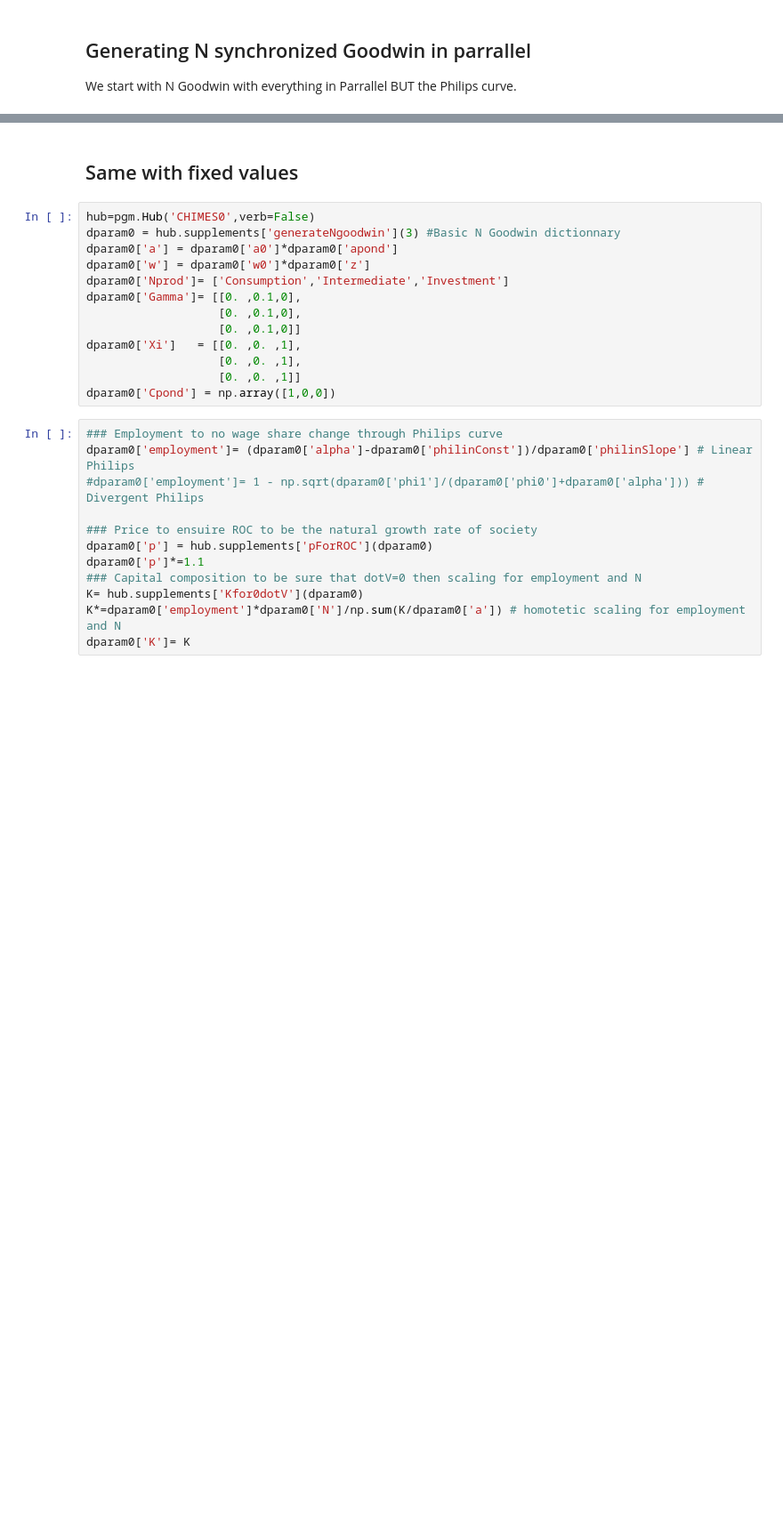
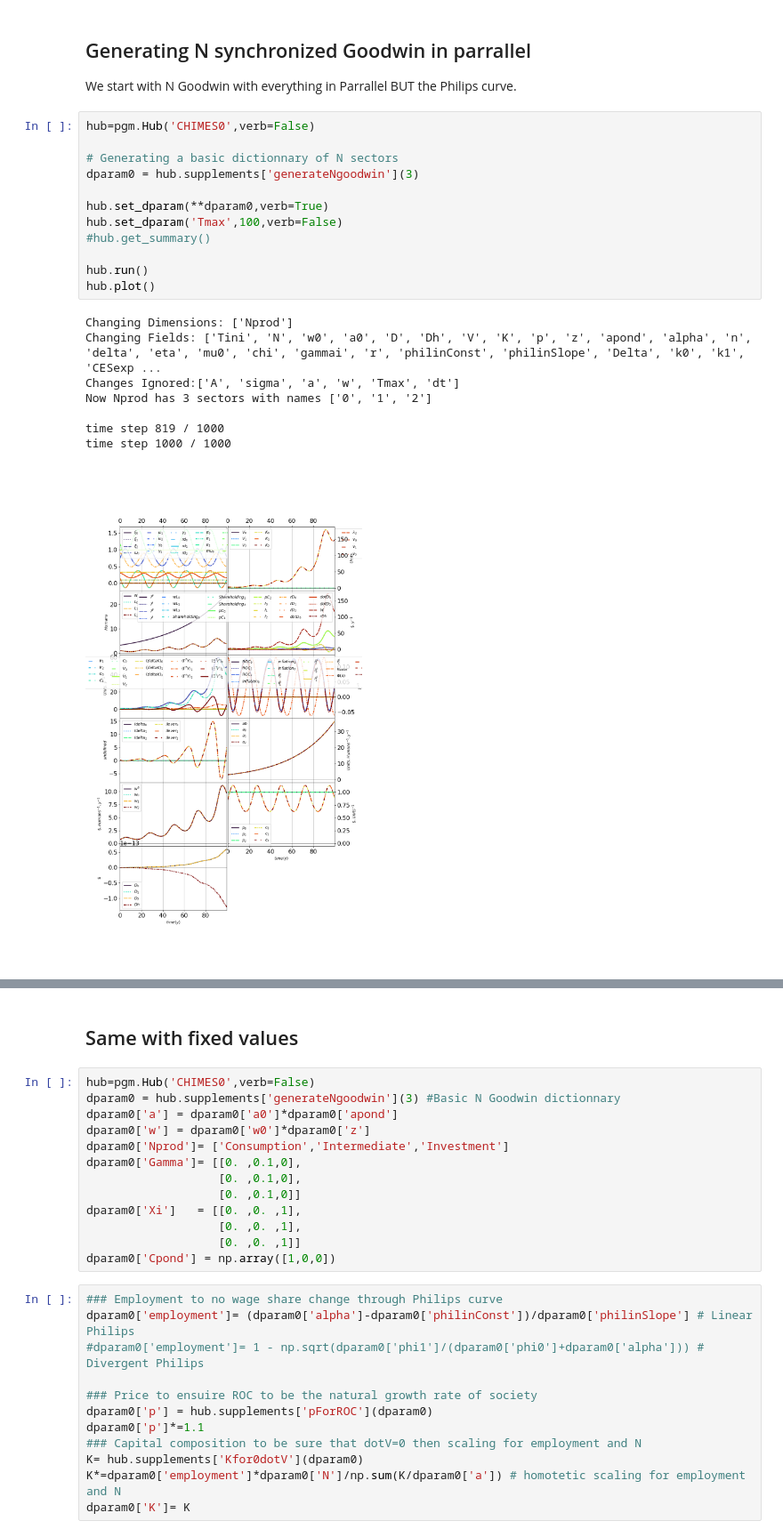
Before and after one commit to DaluS/CHIMES, a Jupyter notebook: doc/ChimesExploration/Steady.ipynb, the cells around one changed output, grey strips where cells are left out. Shown at 89% size. Saved outputs shown, nothing was run; the diff lists cells and outputs as text; blank space fills up the shorter version.

```diff
--- a/doc/ChimesExploration/Steady.ipynb
+++ b/doc/ChimesExploration/Steady.ipynb
@@ -61,3 +68,24 @@ We determine randomly :
 ## Generating N synchronized Goodwin in parrallel
 
 We start with N Goodwin with everything in Parrallel BUT the Philips curve.
+# %%
+hub=pgm.Hub('CHIMES0',verb=False)
+
+# Generating a basic dictionnary of N sectors
+dparam0 = hub.supplements['generateNgoodwin'](3)
+
+hub.set_dparam(**dparam0,verb=True)
+hub.set_dparam('Tmax',100,verb=False)
+#hub.get_summary()
+
+hub.run()
+hub.plot()
+# %% [output]
+Changing Dimensions: ['Nprod']
+Changing Fields: ['Tini', 'N', 'w0', 'a0', 'D', 'Dh', 'V', 'K', 'p', 'z', 'apond', 'alpha', 'n', 'delta', 'eta', 'mu0', 'chi', 'gammai', 'r', 'philinConst', 'philinSlope', 'Delta', 'k0', 'k1', 'CESexp ...
+Changes Ignored:['A', 'sigma', 'a', 'w', 'Tmax', 'dt']
+Now Nprod has 3 sectors with names ['0', '1', '2']
+
+time step 819 / 1000
+time step 1000 / 1000
+[figure, added]
```
Also changed, not shown: parts of 10 cells of this notebook, 1 other file.
